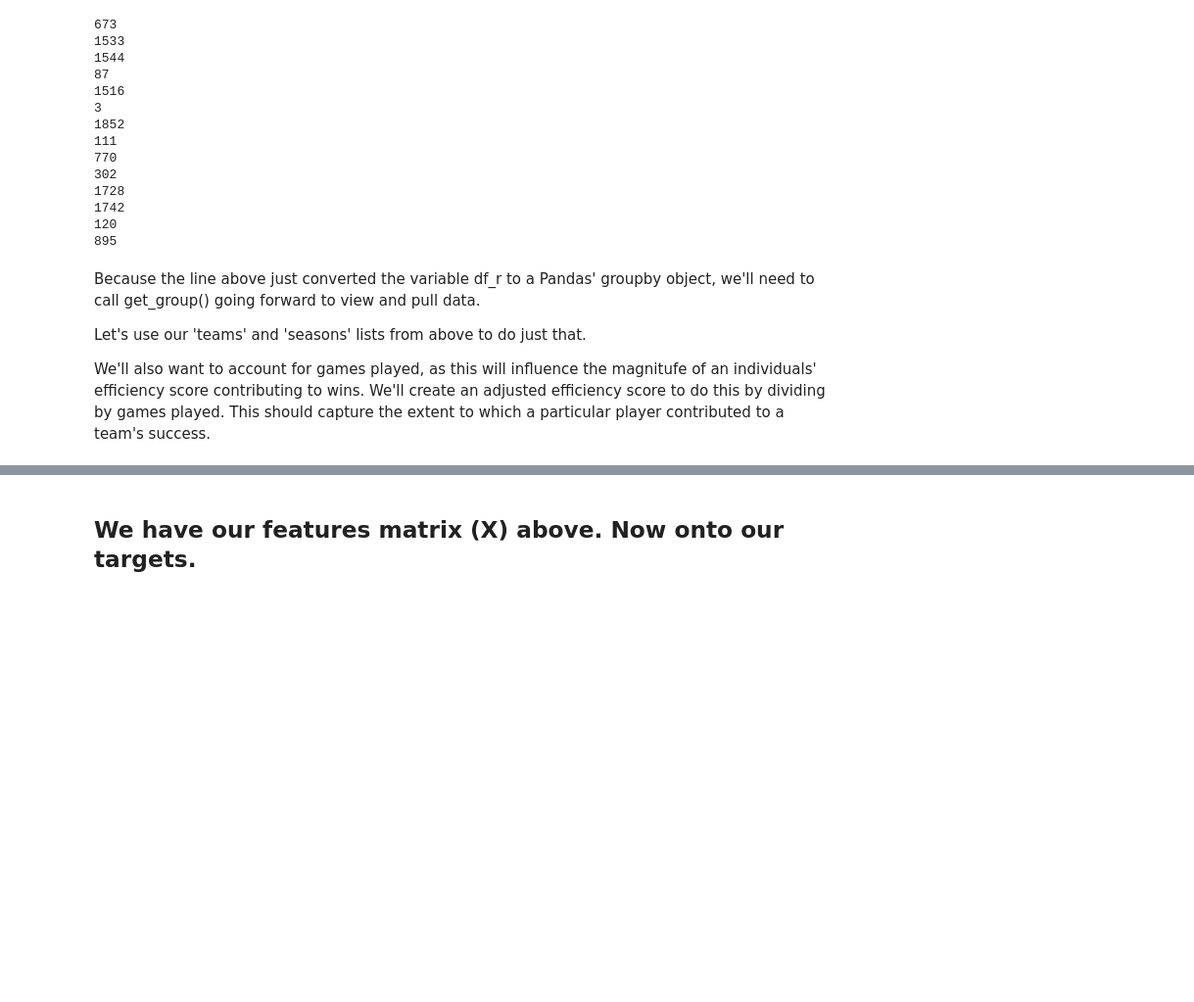
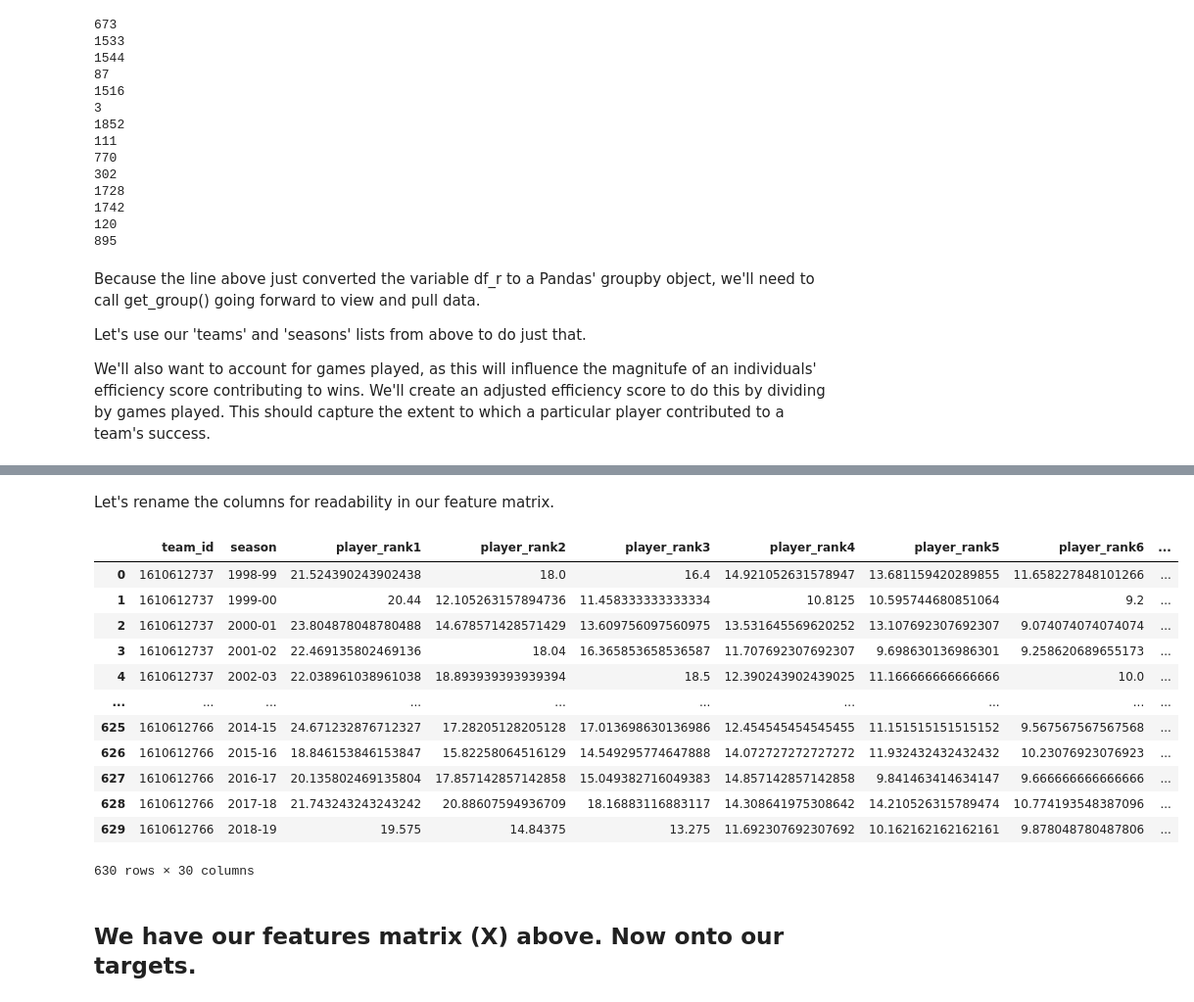
Before and after one commit to jangelchik/basketball_efficiency, a Jupyter notebook: data_and_plots.ipynb, the cells around one changed output, grey strips where cells are left out. Shown at 98% size. Saved outputs shown, nothing was run; the diff lists cells and outputs as text; code cells hidden in the pictures; blank space fills up the shorter version.

Commit message:
completed constructing feature matrix and parsing out target vectors

```diff
--- a/data_and_plots.ipynb
+++ b/data_and_plots.ipynb
@@ -262,5 +271,5 @@ We'll then group the roster dataframe by team and season, and use Pandas' get_gr
 # %%
-teams = np.unique(df_r['team'])
+teams = np.unique(df_team['TeamID'])
 seasons = np.unique(df_nba['season'])
 
 seasons = seasons[1:]
@@ -314,12 +330,14 @@ for t in teams:
             # create a row for our features array
             row = [t,s]
 
+            #accumulator for efficiency scores
+            lst_eff = []
+
             # select roster and loop through player_ids to pull efficiency scores from prior year in df_by_player
             roster = list(df_r.get_group((t.item(),s))['roster'])
 
-            lst_eff = []
             for p in roster[0]:
-                d_p = dict()
+
                 #for sake of testing the code, make sure a player_id is in our dataset
                 if p in df_nba['player_id'].to_numpy():
 
@@ -327,21 +345,22 @@ for t in teams:
                     if seasons[idx-1] in df_by_player.get_group(p)['season'].to_numpy():
 
                         #select a player's efficiency score from the prior season
+                        #- because we want to predict outcomes of current year
                         eff = df_by_p_s.get_group((p,seasons[idx-1]))['eff'].to_numpy()[0]
 #                         gp = df_by_p_s.get_group((p,seasons[idx-1]))['gp'].to_numpy()[0]
                         lst_eff.append(eff)
 
         #Create accumulator array to account for differing sizes in rosters
-        final_eff = np.zeros(max_r)
-        for idx,e in enumerate(lst_eff):
-            final_eff[idx] = e
+            final_eff = np.zeros(max_r)
+            for idx,e in enumerate(lst_eff):
+                final_eff[idx] = e
 
         # sort efficiency scores in descending order to prioritze 'best' players influence on model
-        final_eff = np.sort(final_eff)[::-1]
+            final_eff = np.sort(final_eff)[::-1]
 
-        row = np.concatenate((row,final_eff), axis = None)
+            row = np.concatenate((row,final_eff), axis = None)
 
-        X.append(row)
+            X.append(row)
 
 X = np.array(X)
 print(X)
@@ -384,3 +392,32 @@ df_X
+# %% [markdown]
+Let's rename the columns for readability in our feature matrix.
+# %%
+col_names = dict()
+
+for idx,col in enumerate(df_X.columns):
+    if idx>1:
+        col_names[idx] = f'player_rank{idx-1}'
+    elif idx == 0:
+        col_names[idx] = 'team_id'
+    else:
+        col_names[idx] = 'season'
+# %%
+df_X.rename(columns = col_names, inplace=True)
+df_X
+# %% [output]
+|  | team_id | season | player_rank1 | player_rank2 | player_rank3 | player_rank4 | player_rank5 | player_rank6 | ... |
+| 0 | 1610612737 | 1998-99 | 21.524390243902438 | 18.0 | 16.4 | 14.921052631578947 | 13.681159420289855 | 11.658227848101266 | ... |
+| 1 | 1610612737 | 1999-00 | 20.44 | 12.105263157894736 | 11.458333333333334 | 10.8125 | 10.595744680851064 | 9.2 | ... |
+| 2 | 1610612737 | 2000-01 | 23.804878048780488 | 14.678571428571429 | 13.609756097560975 | 13.531645569620252 | 13.107692307692307 | 9.074074074074074 | ... |
+| 3 | 1610612737 | 2001-02 | 22.469135802469136 | 18.04 | 16.365853658536587 | 11.707692307692307 | 9.698630136986301 | 9.258620689655173 | ... |
+| 4 | 1610612737 | 2002-03 | 22.038961038961038 | 18.893939393939394 | 18.5 | 12.390243902439025 | 11.166666666666666 | 10.0 | ... |
+| ... | ... | ... | ... | ... | ... | ... | ... | ... | ... |
+| 625 | 1610612766 | 2014-15 | 24.671232876712327 | 17.28205128205128 | 17.013698630136986 | 12.454545454545455 | 11.151515151515152 | 9.567567567567568 | ... |
+| 626 | 1610612766 | 2015-16 | 18.846153846153847 | 15.82258064516129 | 14.549295774647888 | 14.072727272727272 | 11.932432432432432 | 10.23076923076923 | ... |
+| 627 | 1610612766 | 2016-17 | 20.135802469135804 | 17.857142857142858 | 15.049382716049383 | 14.857142857142858 | 9.841463414634147 | 9.666666666666666 | ... |
+| 628 | 1610612766 | 2017-18 | 21.743243243243242 | 20.88607594936709 | 18.16883116883117 | 14.308641975308642 | 14.210526315789474 | 10.774193548387096 | ... |
+| 629 | 1610612766 | 2018-19 | 19.575 | 14.84375 | 13.275 | 11.692307692307692 | 10.162162162162161 | 9.878048780487806 | ... |
+630 rows × 30 columns
 # %% [markdown]
 ## We have our features matrix (X) above. Now onto our targets.
 # %%
```
Also changed, not shown: parts of 27 cells of this notebook.
